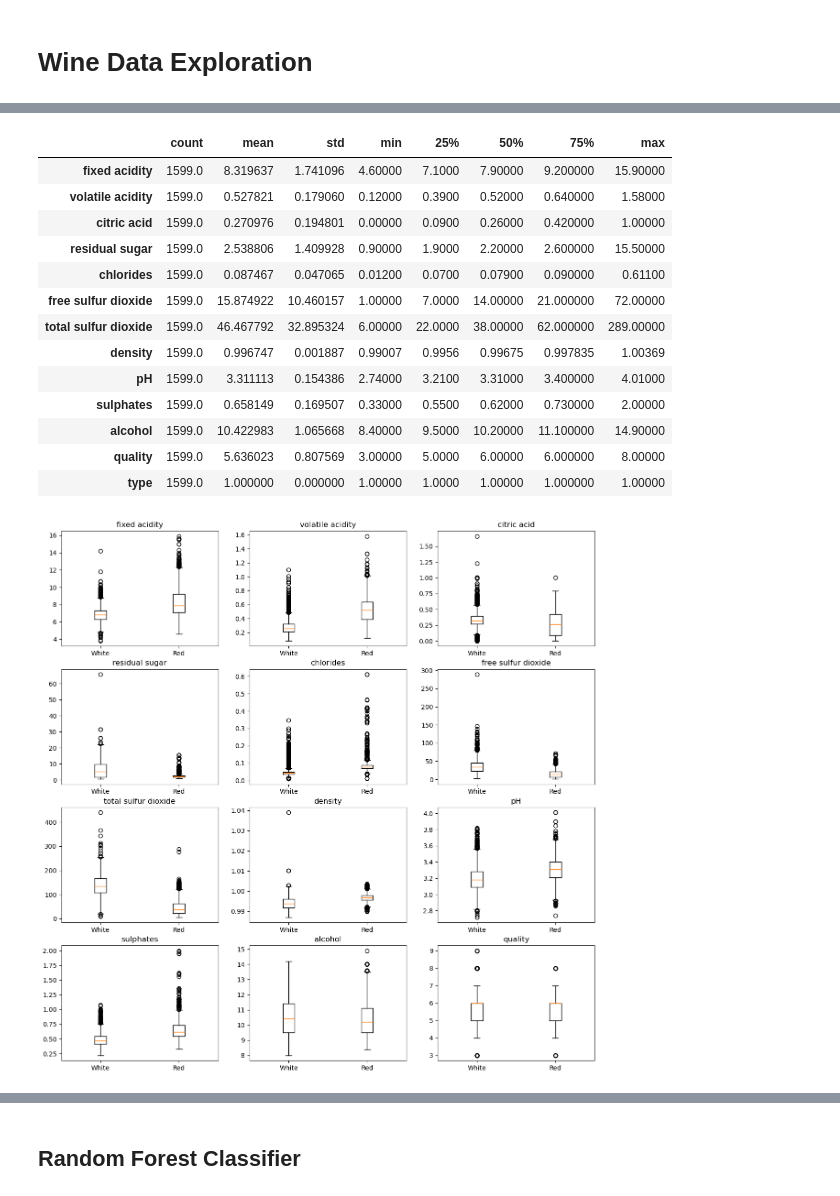
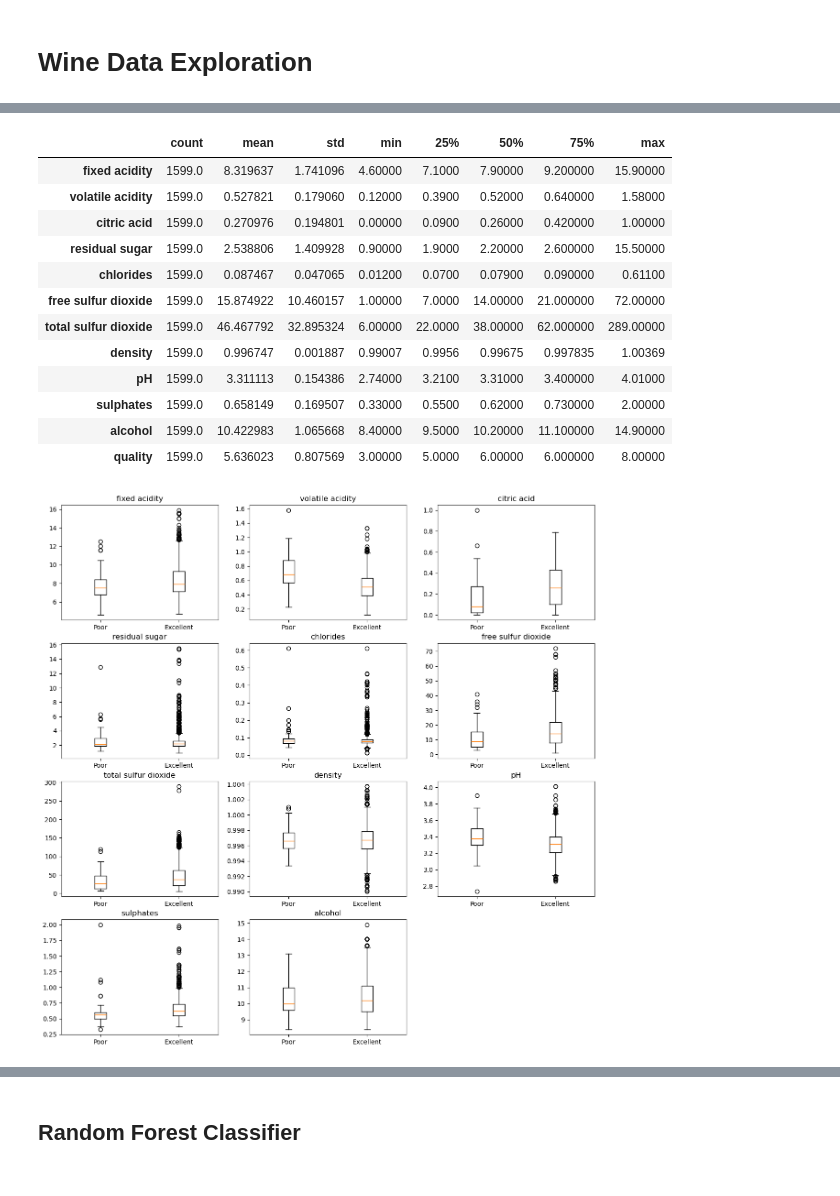
Before and after one commit to sastadlan/417-final-project, a Jupyter notebook: Wine_Quality.ipynb, the cells around one changed output, grey strips where cells are left out. Cells and saved outputs as stored; diff of their text form; code cells hidden in the pictures.

```diff
--- a/Wine_Quality.ipynb
+++ b/Wine_Quality.ipynb
@@ -35,11 +30,3 @@ red.head()
 | 2 | 7.8 | 0.76 | 0.04 | 2.3 | 0.092 | 15.0 | ... |
 | 3 | 11.2 | 0.28 | 0.56 | 1.9 | 0.075 | 17.0 | ... |
 | 4 | 7.4 | 0.70 | 0.00 | 1.9 | 0.076 | 11.0 | ... |
-# %%
-# add column for type of wine: white = 0 and red = 1
-red['type'] = np.ones(red.shape[0])
-white['type'] = np.zeros(white.shape[0])
-
-#stack the dataframes into one dataset
-wine = pd.concat([white, red], axis = 0)
-wine
@@ -92,44 +48,21 @@ red.describe().transpose()
 | sulphates | 1599.0 | 0.658149 | 0.169507 | 0.33000 | 0.5500 | 0.62000 | 0.730000 | 2.00000 |
 | alcohol | 1599.0 | 10.422983 | 1.065668 | 8.40000 | 9.5000 | 10.20000 | 11.100000 | 14.90000 |
 | quality | 1599.0 | 5.636023 | 0.807569 | 3.00000 | 5.0000 | 6.00000 | 6.000000 | 8.00000 |
-| type | 1599.0 | 1.000000 | 0.000000 | 1.00000 | 1.0000 | 1.00000 | 1.000000 | 1.00000 |
 # %%
 #Boxplots for preliminary distributions
 
-'''
-#scale the data
-wine_df = wine.copy()
-
-
-
-scaler = StandardScaler()
-cols_to_scale = [col for col in wine_df.columns if col != 'type']
-wine_scaled[cols_to_scale] = pd.DataFrame(scaler.fit_transform(wine_df[cols_to_scale]), columns=cols_to_scale)
-
-
-
 index = 1
 plt.figure(figsize=(15, 15))
-for col in wine_scaled.columns:
-    plt.subplot(4,3,index)
-    plt.boxplot([wine_scaled[wine_scaled['type']== 0][col], wine_scaled[wine_scaled['type']== 1][col]])
-    plt.title(col)
-    plt.xticks([1, 2], ["White", "Red"])
-    index+=1
-    if index == 13:
-        break
-'''
-index = 1
-plt.figure(figsize=(15, 15))
-for col in wine.columns:
-    plt.subplot(4,3,index)
-    plt.boxplot([wine[wine['type']== 0][col], wine[wine['type']== 1][col]])
-    plt.title(col)
-    plt.xticks([1, 2], ["White", "Red"])
-    index+=1
+for col in red.columns:
+    if col != 'quality':
+        plt.subplot(4,3,index)
+        plt.boxplot([red[red['quality']< 5][col], red[red['quality']>=5][col]])
+        plt.title(col)
+        plt.xticks([1, 2], ["Poor", "Excellent"])
+        index+=1
     if index == 13:
         break
 
 plt.show()
 # %% [output]
-[figure, old version]
+[figure, new version]
```
Also changed, not shown: parts of 35 cells of this notebook.
